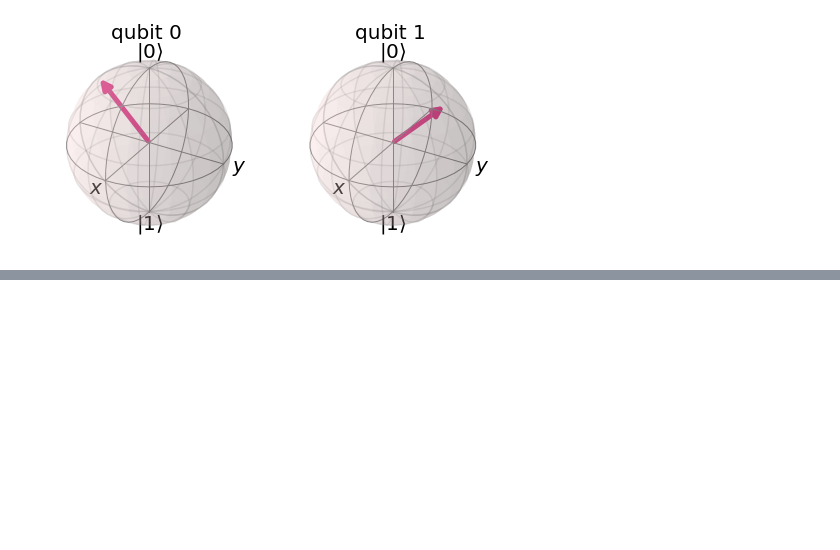
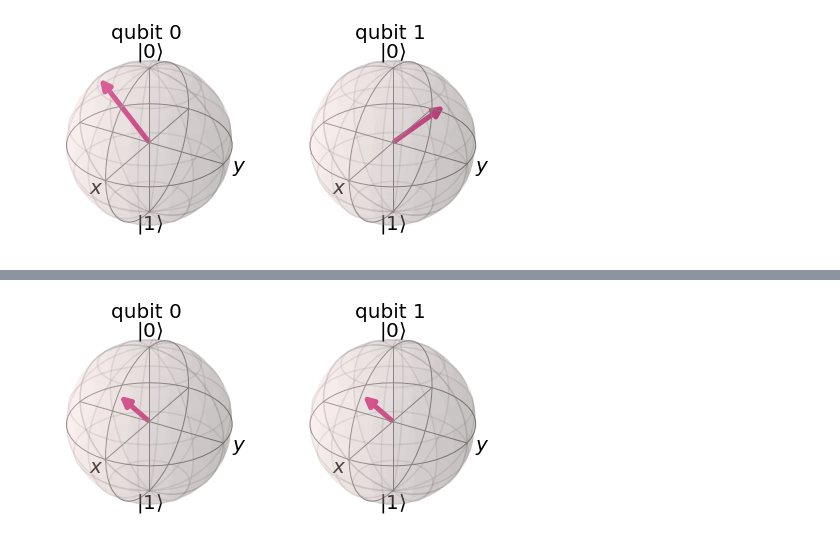
Before and after one commit to QC-FEM/QC-CrashCourse, a Jupyter notebook: Lec_3_BlochSphere/Lec_3_BlochSphere.ipynb, the cells around one changed output, grey strips where cells are left out. Drawn from its saved outputs; the diff is of its cells as text; code cells hidden in the pictures; blank space fills up the shorter version.

```diff
--- a/Lec_2_BlochSphere/Lec_2_BlochSphere.ipynb
+++ b/Lec_3_BlochSphere/Lec_3_BlochSphere.ipynb
@@ -339,0 +401,13 @@ Siendo $\hat{n}$ un *vector unitario real*.
+# %%
+## Definimos angulo de rotacion
+theta = np.pi/2
+## Inlcuimos Y de Pauli
+demoH.h(0)
+## Simulamos el circuito
+simulacion = execute(demoH,backend_).result()
+## Guardamos el vector de estado final
+psi_f = simulacion.get_statevector()
+## Dibujamos los estados
+plot_bloch_multivector(np.kron(psi_f,psi_i))
+# %% [output]
+[figure, added]
```
Also changed, not shown: parts of 19 cells of this notebook, 1 other file.
